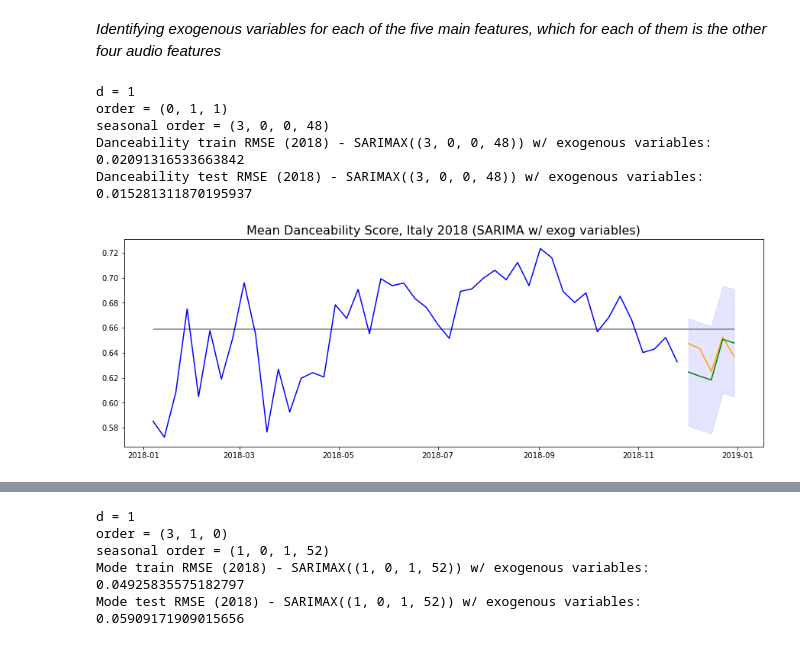
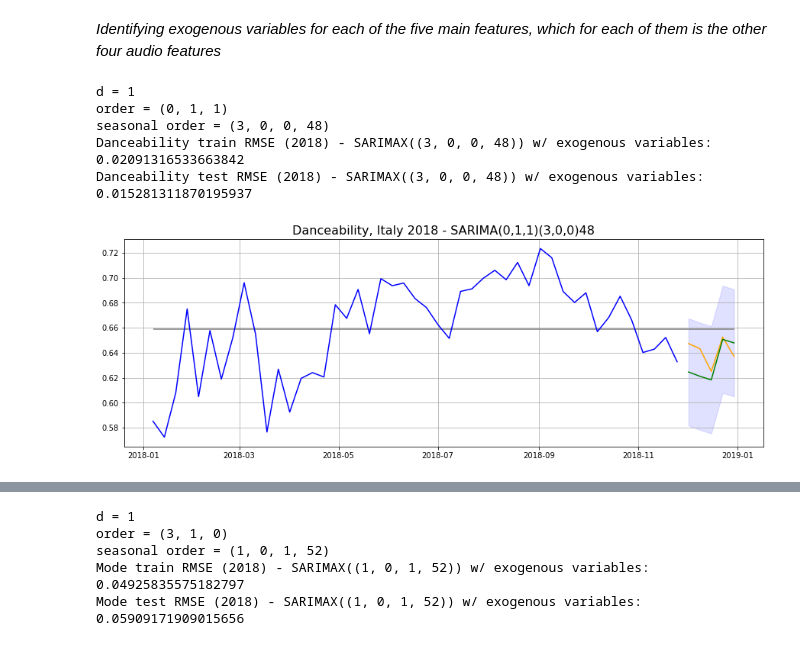
Before and after one commit to EmFib/music_for_the_future, a Jupyter notebook: code/model_benchmarking_2018_custom_d.ipynb, the cells around one changed output, grey strips where cells are left out. Saved outputs shown, nothing was run; the diff lists cells and outputs as text; code cells hidden in the pictures.

```diff
--- a/code/model_benchmarking_2018_custom_d.ipynb
+++ b/code/model_benchmarking_2018_custom_d.ipynb
@@ -898,10 +898,11 @@ def sarima_predict_plot_exog(df, feature, year, param_df, exog_var, title='title
         # plot confidence interval
         if ci:
             ci = 1.96 * np.std(preds_test)/np.mean(preds_test)
-            plt.fill_between(test.index, (preds_test - ci), (preds_test + ci), color='blue', alpha=.1)
+            plt.fill_between(test.index, (preds_test - ci), (preds_test + ci), color='blue', alpha=.12)
 
         # make plot with title!
         plt.title(title, fontsize=16)
+        plt.grid()
         plt.show() ;
 
     except ValueError as ve:
@@ -918,11 +919,11 @@ exog_acousticness = ['danceability', 'mode', 'valence', 'energy']
 exog_valence = ['danceability', 'mode', 'acousticness', 'energy']
 exog_energy = ['danceability', 'mode', 'acousticness', 'valence']
 # %%
-sarima_predict_plot_exog(it_rw_18, 'danceability', 2018, arima_param_df_18, exog_var=exog_danceability, title=f'Mean Danceability Score, Italy 2018 (SARIMA w/ exog variables)')
+sarima_predict_plot_exog(it_rw_18, 'danceability', 2018, arima_param_df_18, exog_var=exog_danceability, title=f'Danceability, Italy 2018 - SARIMA(0,1,1)(3,0,0)48')
 # %% [output]
 d = 1
 order = (0, 1, 1)
 seasonal order = (3, 0, 0, 48)
 Danceability train RMSE (2018) - SARIMAX((3, 0, 0, 48)) w/ exogenous variables: 0.02091316533663842
 Danceability test RMSE (2018) - SARIMAX((3, 0, 0, 48)) w/ exogenous variables: 0.015281311870195937
-[figure, old version]
+[figure, new version]
```
Also changed, not shown: parts of 18 cells of this notebook, 4 other files.
